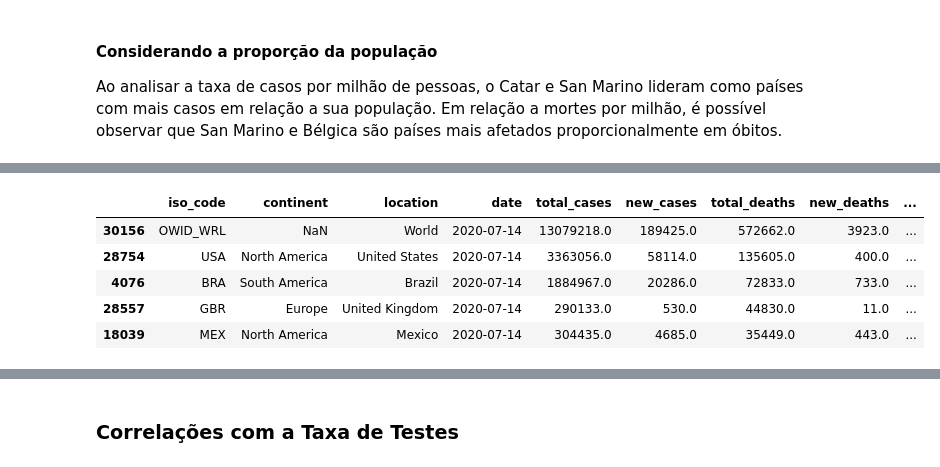
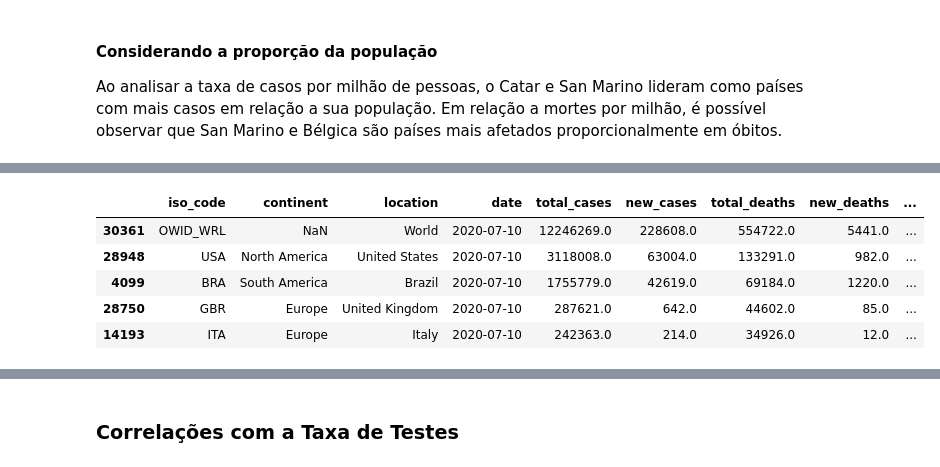
Before and after one commit to adrianadamata/Data_Science_COVID-19, a Jupyter notebook: COVID_19_no_contexto_do_Brasil.ipynb, the cells around one changed output, grey strips where cells are left out. Saved outputs shown, nothing was run; the diff lists cells and outputs as text; code cells hidden in the pictures.

```diff
--- a/COVID_19_no_contexto_do_Brasil.ipynb
+++ b/COVID_19_no_contexto_do_Brasil.ipynb
@@ -243,12 +243,12 @@ df.loc[df.date == '2020-07-10'].sort_values(by="total_cases", ascending = False)
 # %%
-df.loc[df.date == '2020-07-14'].sort_values(by="total_deaths", ascending = False).head()
+df.loc[df.date == '2020-07-10'].sort_values(by="total_deaths", ascending = False).head()
 # %% [output]
 |  | iso_code | continent | location | date | total_cases | new_cases | total_deaths | new_deaths | ... |
-| 30156 | OWID_WRL | NaN | World | 2020-07-14 | 13079218.0 | 189425.0 | 572662.0 | 3923.0 | ... |
-| 28754 | USA | North America | United States | 2020-07-14 | 3363056.0 | 58114.0 | 135605.0 | 400.0 | ... |
-| 4076 | BRA | South America | Brazil | 2020-07-14 | 1884967.0 | 20286.0 | 72833.0 | 733.0 | ... |
-| 28557 | GBR | Europe | United Kingdom | 2020-07-14 | 290133.0 | 530.0 | 44830.0 | 11.0 | ... |
-| 18039 | MEX | North America | Mexico | 2020-07-14 | 304435.0 | 4685.0 | 35449.0 | 443.0 | ... |
+| 30361 | OWID_WRL | NaN | World | 2020-07-10 | 12246269.0 | 228608.0 | 554722.0 | 5441.0 | ... |
+| 28948 | USA | North America | United States | 2020-07-10 | 3118008.0 | 63004.0 | 133291.0 | 982.0 | ... |
+| 4099 | BRA | South America | Brazil | 2020-07-10 | 1755779.0 | 42619.0 | 69184.0 | 1220.0 | ... |
+| 28750 | GBR | Europe | United Kingdom | 2020-07-10 | 287621.0 | 642.0 | 44602.0 | 85.0 | ... |
+| 14193 | ITA | Europe | Italy | 2020-07-10 | 242363.0 | 214.0 | 34926.0 | 12.0 | ... |
 # %%
 df.loc[df.date == '2020-07-10'].sort_values(by="total_cases_per_million", ascending = False).head()
 # %% [output]
```
Also changed, not shown: parts of 13 cells of this notebook.
